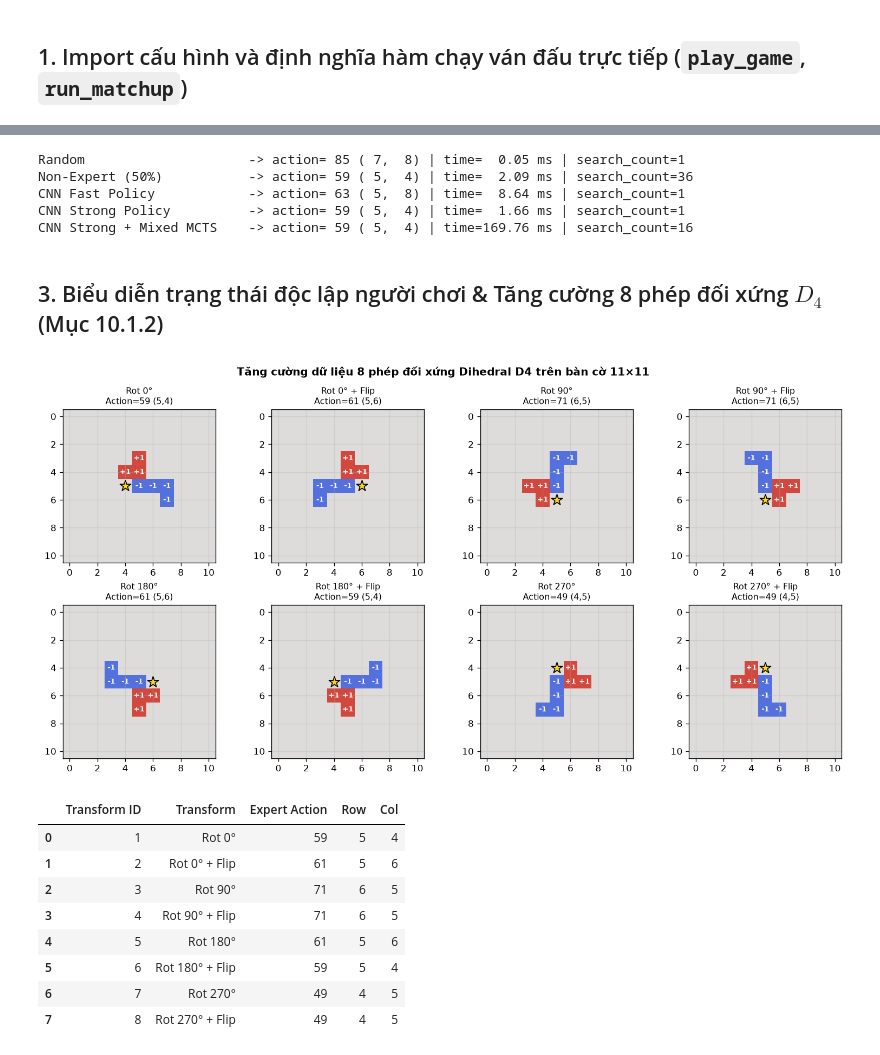
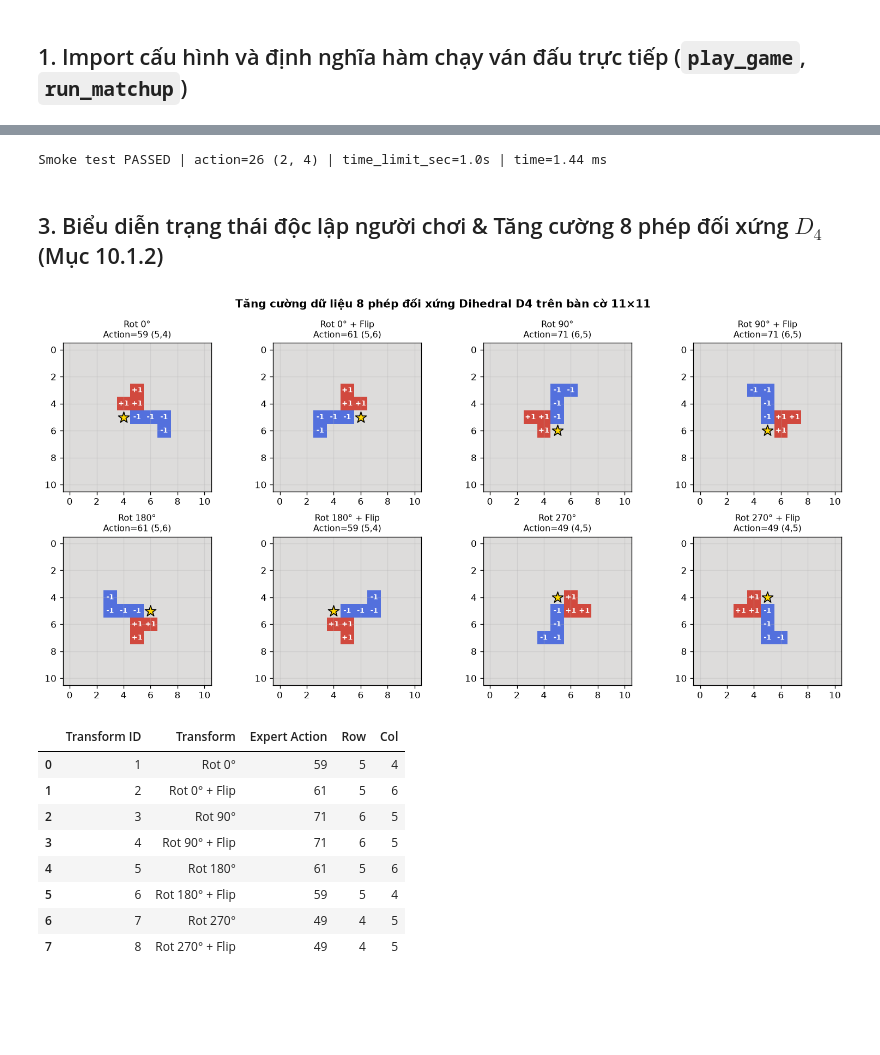
Before and after one commit to SGU-2627-PBL-AdvancedAI/caro_ai_11x11, a Jupyter notebook: notebooks/04_cnn_policy_analysis.ipynb, the cells around one changed output, grey strips where cells are left out. Drawn from its saved outputs; the diff is of its cells as text; code cells hidden in the pictures; blank space fills up the shorter version.

```diff
--- a/notebooks/04_cnn_policy_analysis.ipynb
+++ b/notebooks/04_cnn_policy_analysis.ipynb
@@ -212,36 +278,27 @@ Số nước đi hợp lệ ban đầu: 121
-# %%
-# Kiểm tra các cấu hình CNNAgent trả về hành động hợp lệ và không làm biến đổi môi trường gốc
-env_check = CaroEnv(BOARD_SIZE, WIN_LENGTH)
-for m in [60, 48, 61, 49]:
-    env_check.step(m)
-
-agents_smoke_test = [
-    RandomBaselineAgent(seed=SEED, name="Random"),
-    NonExpertBaselineAgent(seed=SEED, name="Non-Expert (50%)"),
-    CNNAgent(name="CNN Fast Policy", model_type="fast", use_mix_mcts=False, seed=SEED),
-    CNNAgent(name="CNN Strong Policy", model_type="strong", use_mix_mcts=False, seed=SEED),
-    CNNAgent(name="CNN Strong + Mixed MCTS", model_type="strong", use_mix_mcts=True, num_rollouts=16, gamma=10.0, seed=SEED),
-]
-
-for agent in agents_smoke_test:
-    board_copy = env_check.board.copy()
-    action = agent.select_action(env_check)
-    assert action in env_check.legal_actions(), f"{agent.name} trả về nước đi bất hợp lệ!"
-    assert np.array_equal(env_check.board, board_copy), f"{agent.name} làm thay đổi bàn cờ gốc!"
-    print(
-        f"{agent.name:26s} -> action={action:3d} ({action // 11:2d}, {action % 11:2d}) | "
-        f"time={agent.last_move_time_ms:6.2f} ms | search_count={agent.last_search_count}"
-    )
-# %% [output]
-Random                     -> action= 85 ( 7,  8) | time=  0.05 ms | search_count=1
-Non-Expert (50%)           -> action= 59 ( 5,  4) | time=  2.09 ms | search_count=36
-CNN Fast Policy            -> action= 63 ( 5,  8) | time=  8.64 ms | search_count=1
-CNN Strong Policy          -> action= 59 ( 5,  4) | time=  1.66 ms | search_count=1
-CNN Strong + Mixed MCTS    -> action= 59 ( 5,  4) | time=169.76 ms | search_count=16
+# %%
+env_smoke = CaroEnv(BOARD_SIZE, WIN_LENGTH)
+for m in [60, 48, 61, 49, 71, 38]:
+    env_smoke.step(m)
+
+board_before = env_smoke.board.copy()
+smoke_agent = CNNAgent(name="Smoke_CNN", model_type="strong", model_path=None, seed=SEED)
+smoke_probs = smoke_agent.predict_probs(env_smoke)
+smoke_act = smoke_agent.select_action(env_smoke)
+
+assert smoke_act in env_smoke.legal_actions(), "Nước đi không hợp lệ!"
+assert np.array_equal(env_smoke.board, board_before), "CNNAgent làm biến đổi bàn cờ gốc!"
+assert smoke_agent.time_limit_sec == 1.0, "time_limit_sec mặc định phải là 1.0s!"
+assert abs(float(np.sum(smoke_probs)) - 1.0) < 1e-5, "Tổng xác suất hợp lệ khác 1.0!"
+
+print(
+    f"Smoke test PASSED | action={smoke_act} ({smoke_act // 11}, {smoke_act % 11}) | "
+    f"time_limit_sec={smoke_agent.time_limit_sec}s | time={smoke_agent.last_move_time_ms:.2f} ms"
+)
+# %% [output]
+Smoke test PASSED | action=26 (2, 4) | time_limit_sec=1.0s | time=1.44 ms
 # %% [markdown]
 ## 3. Biểu diễn trạng thái độc lập người chơi & Tăng cường 8 phép đối xứng $D_4$ (Mục 10.1.2)
 # %%
-# Minh họa mã hóa góc nhìn chuẩn hóa (+1 quân mình, -1 quân đối thủ) và 8 phép đối xứng D4
 sym_env = CaroEnv(BOARD_SIZE, WIN_LENGTH)
 for m in [60, 48, 61, 49, 73, 38, 62]:
     sym_env.step(m)
@@ -258,39 +315,39 @@ transform_names = [
 ]
 
 sym_rows = []
-fig, axes = plt.subplots(2, 4, figsize=(13, 6.5))
+fig, axes = plt.subplots(2, 4, figsize=(13, 6.4))
 for idx, ((aug_s, aug_a), t_name) in enumerate(zip(aug_pairs, transform_names)):
     ax = axes[idx // 4, idx % 4]
     grid = aug_s.reshape(BOARD_SIZE, BOARD_SIZE)
     r_act, c_act = divmod(aug_a, BOARD_SIZE)
     sym_rows.append({
         "Transform ID": idx + 1,
         "Transform": t_name,
         "Expert Action": aug_a,
         "Row": r_act,
         "Col": c_act,
     })
     ax.imshow(grid, cmap="coolwarm", vmin=-1.2, vmax=1.2)
     for r in range(BOARD_SIZE):
         for c in range(BOARD_SIZE):
             v = int(grid[r, c])
             if v != 0:
                 ax.text(c, r, f"{v:+d}", ha="center", va="center", color="white", fontsize=8, fontweight="bold")
     ax.scatter([c_act], [r_act], marker="*", s=160, color="gold", edgecolors="black", zorder=5)
     ax.set_title(f"{t_name}\nAction={aug_a} ({r_act},{c_act})", fontsize=9.5)
     ax.set_xticks(range(0, BOARD_SIZE, 2))
     ax.set_yticks(range(0, BOARD_SIZE, 2))
 
 fig.suptitle("Tăng cường dữ liệu 8 phép đối xứng Dihedral D4 trên bàn cờ 11×11", fontsize=12, fontweight="bold")
 fig.tight_layout()
 fig.savefig(CHART_DIR / "04_fig_symmetry_augmentation.png", bbox_inches="tight")
 plt.show()
 
 sym_df = pd.DataFrame(sym_rows)
 sym_df.to_csv(TABLE_DIR / "04_table_symmetry_samples.csv", index=False, encoding="utf-8-sig")
 display(sym_df)
 # %% [output]
-[figure, old version]
+[figure, new version]
 |  | Transform ID | Transform | Expert Action | Row | Col |
 | 0 | 1 | Rot 0° | 59 | 5 | 4 |
 | 1 | 2 | Rot 0° + Flip | 61 | 5 | 6 |
```
Also changed, not shown: parts of 29 cells of this notebook, 33 other files.
